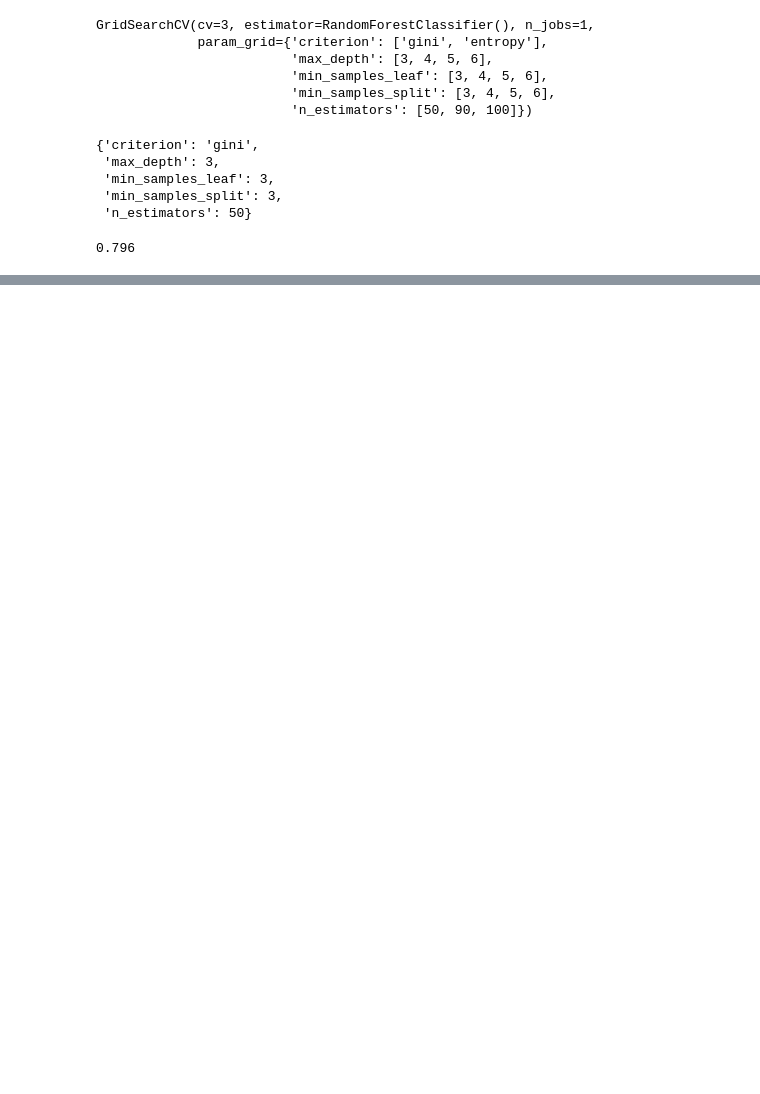
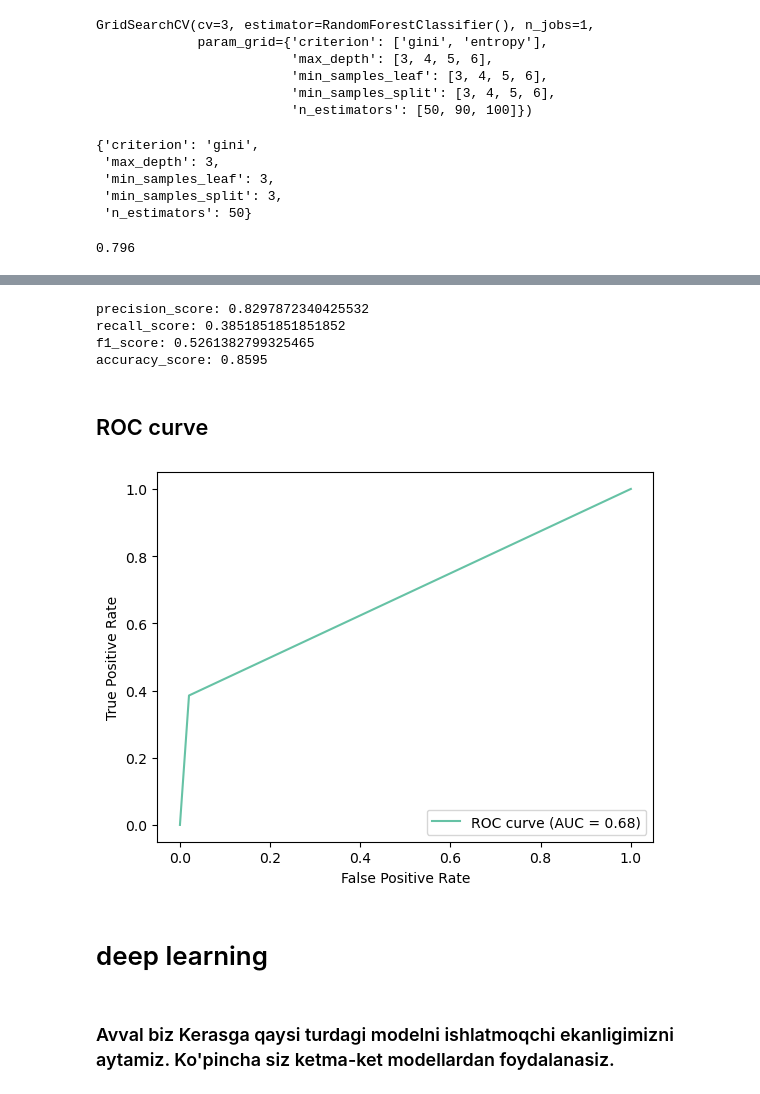
Before and after one commit to AzamatErgashov/customer_churn_youtube-and-deep-learning, a Jupyter notebook: main.ipynb, the cells around one changed output, grey strips where cells are left out. Cells and saved outputs as stored; diff of their text form; code cells hidden in the pictures; blank space fills up the shorter version.

Commit message:
deep learning
2-chi dars

```diff
--- a/main.ipynb
+++ b/main.ipynb
@@ -152,0 +208,25 @@ grid_search.score(x_train,y_train)
+# %%
+from sklearn.metrics import precision_score,recall_score,f1_score,accuracy_score
+print(f"precision_score: {precision_score(y_test,y_pred)}")
+print(f"recall_score: {recall_score(y_test,y_pred)}")
+print(f"f1_score: {f1_score(y_test,y_pred)}")
+print(f"accuracy_score: {accuracy_score(y_test,y_pred)}")
+# %% [output]
+precision_score: 0.8297872340425532
+recall_score: 0.3851851851851852
+f1_score: 0.5261382799325465
+accuracy_score: 0.8595
+# %% [markdown]
+## ROC curve
+# %%
+fpr, tpr, thresholds = metrics.roc_curve(y_test, y_pred)
+roc_auc = metrics.auc(fpr, tpr)
+display = metrics.RocCurveDisplay(fpr=fpr, tpr=tpr, roc_auc=roc_auc, estimator_name='ROC curve')
+display.plot()
+plt.show()
+# %% [output]
+[figure, added]
+# %% [markdown]
+# deep learning
+# %% [markdown]
+### Avval biz Kerasga qaysi turdagi modelni ishlatmoqchi ekanligimizni aytamiz. Ko'pincha siz ketma-ket modellardan foydalanasiz.
```
Also changed, not shown: parts of 31 cells of this notebook.
